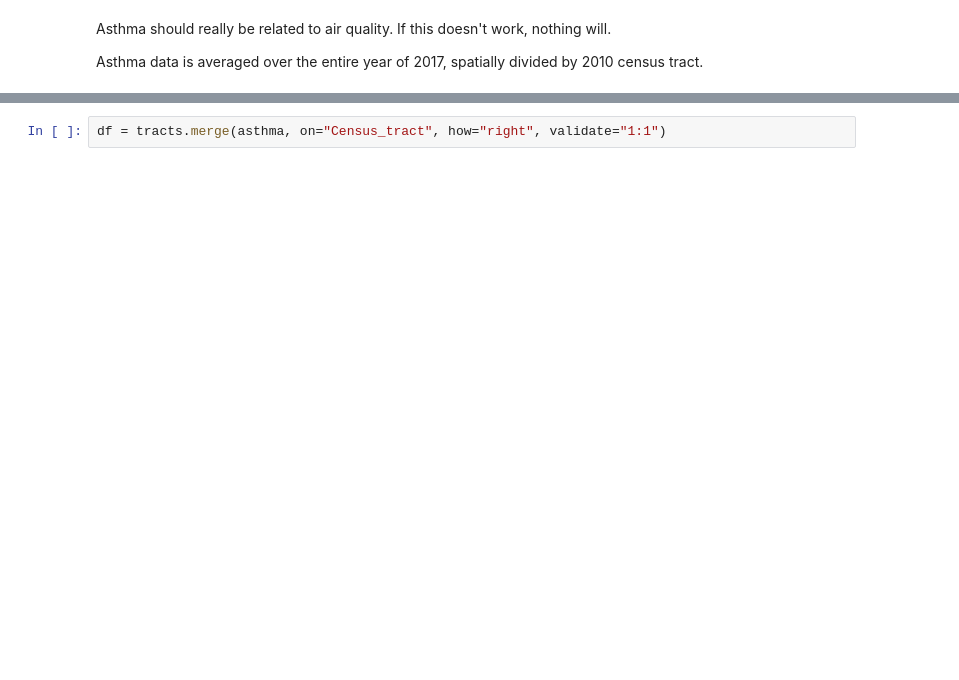
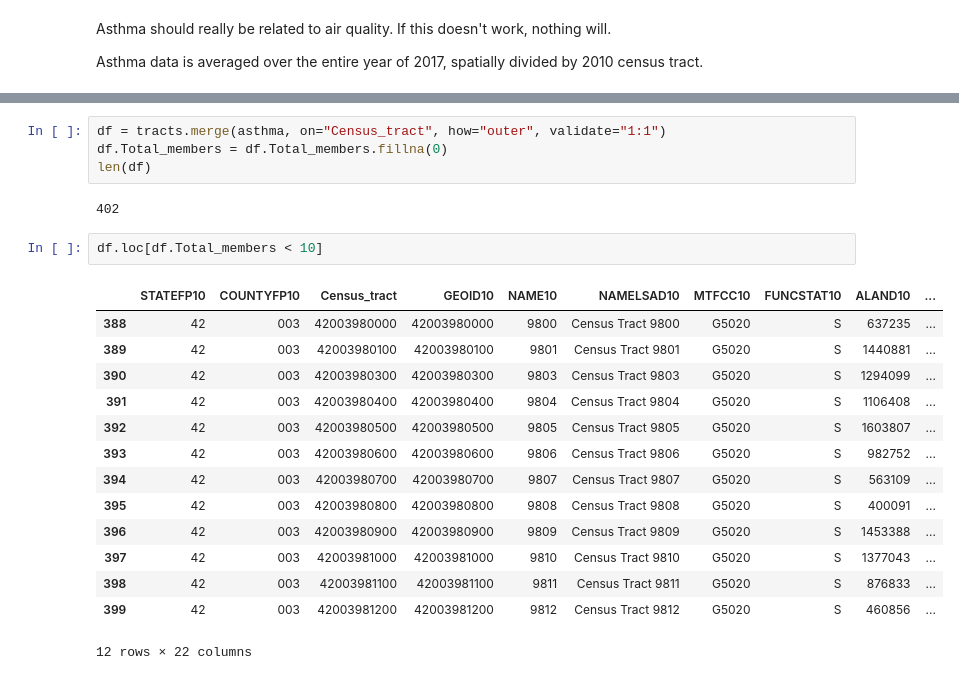
Before and after one commit to eli-goodfriend/air_brain, a Jupyter notebook: notebooks/archive/asthma.ipynb, the cells around one changed output, grey strips where cells are left out. Saved outputs shown, nothing was run; the diff lists cells and outputs as text; blank space fills up the shorter version.

```diff
--- a/notebooks/archive/asthma.ipynb
+++ b/notebooks/archive/asthma.ipynb
@@ -56,5 +49,26 @@ tracts[["Census_tract", "geometry"]]
 | 401 | 42003981800 | POLYGON ((-79.89918 40.47606, -79... |
 402 rows × 2 columns
 # %%
-df = tracts.merge(asthma, on="Census_tract", how="right", validate="1:1")
+df = tracts.merge(asthma, on="Census_tract", how="outer", validate="1:1")
+df.Total_members = df.Total_members.fillna(0)
+len(df)
+# %% [output]
+402
+# %%
+df.loc[df.Total_members < 10]
+# %% [output]
+|  | STATEFP10 | COUNTYFP10 | Census_tract | GEOID10 | NAME10 | NAMELSAD10 | MTFCC10 | FUNCSTAT10 | ALAND10 | ... |
+| 388 | 42 | 003 | 42003980000 | 42003980000 | 9800 | Census Tract 9800 | G5020 | S | 637235 | ... |
+| 389 | 42 | 003 | 42003980100 | 42003980100 | 9801 | Census Tract 9801 | G5020 | S | 1440881 | ... |
+| 390 | 42 | 003 | 42003980300 | 42003980300 | 9803 | Census Tract 9803 | G5020 | S | 1294099 | ... |
+| 391 | 42 | 003 | 42003980400 | 42003980400 | 9804 | Census Tract 9804 | G5020 | S | 1106408 | ... |
+| 392 | 42 | 003 | 42003980500 | 42003980500 | 9805 | Census Tract 9805 | G5020 | S | 1603807 | ... |
+| 393 | 42 | 003 | 42003980600 | 42003980600 | 9806 | Census Tract 9806 | G5020 | S | 982752 | ... |
+| 394 | 42 | 003 | 42003980700 | 42003980700 | 9807 | Census Tract 9807 | G5020 | S | 563109 | ... |
+| 395 | 42 | 003 | 42003980800 | 42003980800 | 9808 | Census Tract 9808 | G5020 | S | 400091 | ... |
+| 396 | 42 | 003 | 42003980900 | 42003980900 | 9809 | Census Tract 9809 | G5020 | S | 1453388 | ... |
+| 397 | 42 | 003 | 42003981000 | 42003981000 | 9810 | Census Tract 9810 | G5020 | S | 1377043 | ... |
+| 398 | 42 | 003 | 42003981100 | 42003981100 | 9811 | Census Tract 9811 | G5020 | S | 876833 | ... |
+| 399 | 42 | 003 | 42003981200 | 42003981200 | 9812 | Census Tract 9812 | G5020 | S | 460856 | ... |
+12 rows × 22 columns
 # %%
```
Also changed, not shown: parts of 5 cells of this notebook.
